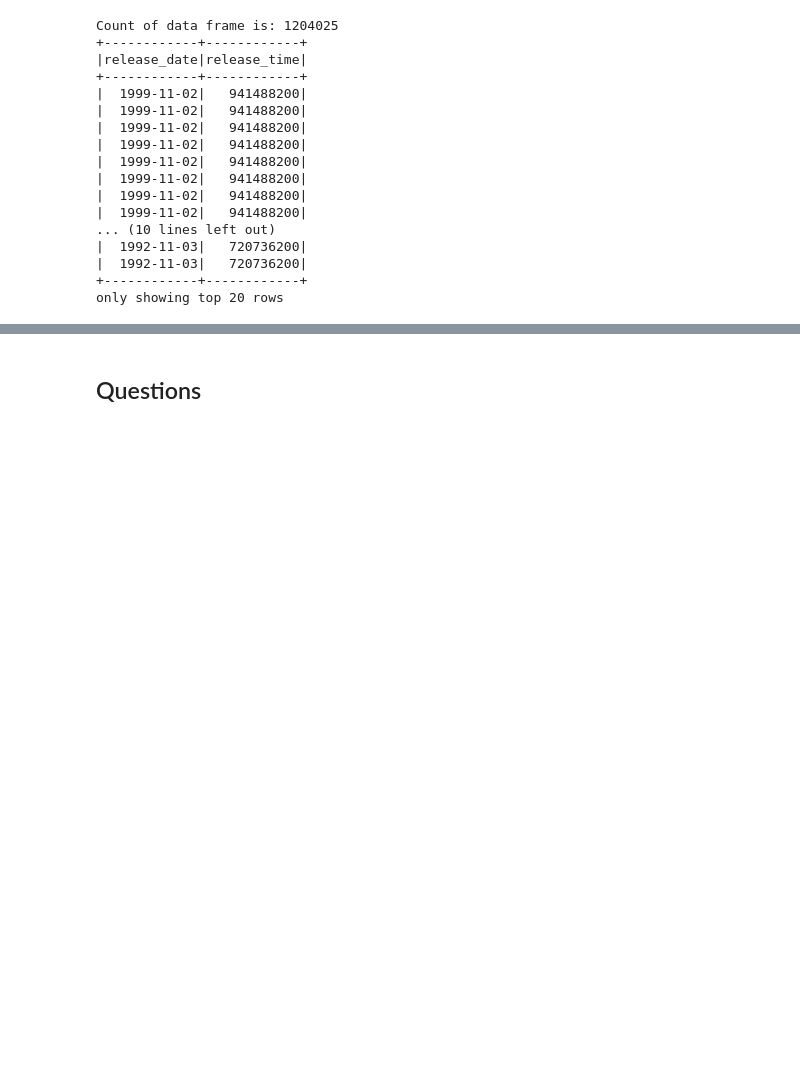
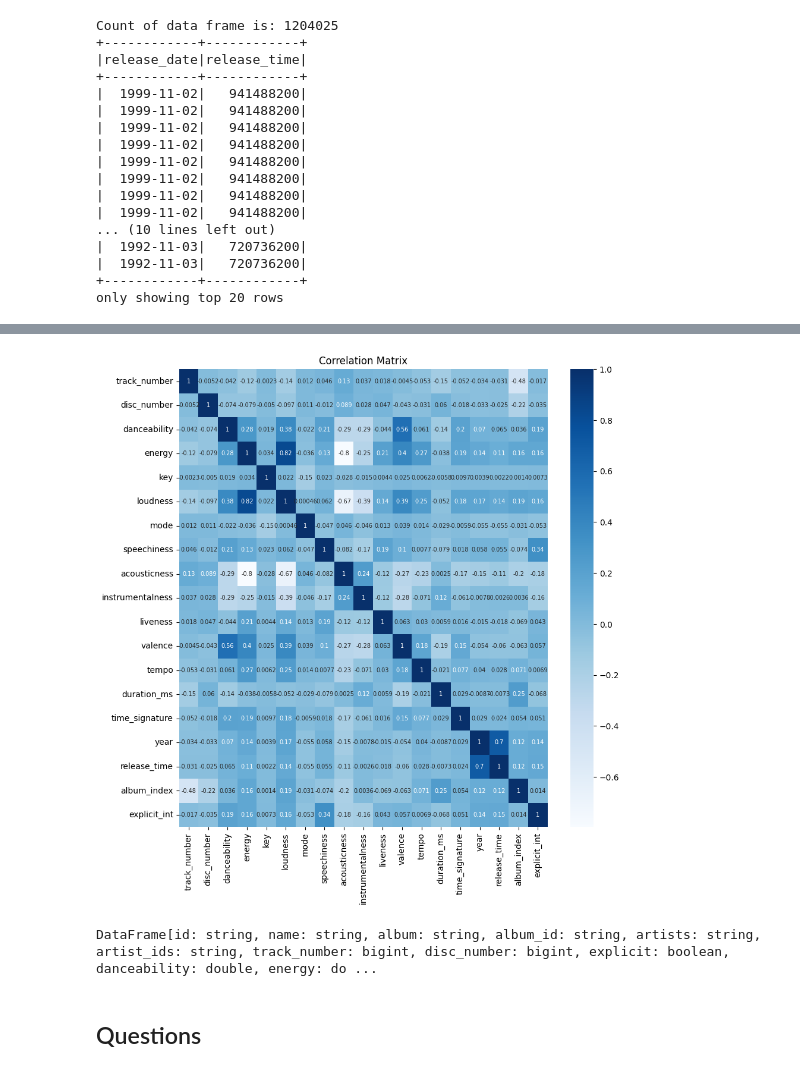
Before and after one commit to itspaspas/DataScience-S03, a Jupyter notebook: DS_CA3.ipynb, the cells around one changed output, grey strips where cells are left out. Drawn from its saved outputs; the diff is of its cells as text; code cells hidden in the pictures; blank space fills up the shorter version.

Commit message:
add corelation matrix

```diff
--- a/DS_CA3.ipynb
+++ b/DS_CA3.ipynb
@@ -221,3 +245,8 @@ Count of data frame is: 1204025
 |  1992-11-03|   720736200|
 +------------+------------+
 only showing top 20 rows
+# %%
+indexer = StringIndexer(inputCol="album_id", outputCol="album_index")
+df = indexer.fit(df).transform(df)
+# %%
+df= df.withColumn('explicit_int',df['explicit'].cast('int'))
@@ -223,0 +269,8 @@ only showing top 20 rows
+# %%
+numerical_cols = [col[0] for col in df.dtypes if col[1] in ['double', 'bigint', 'int']]
+corr_matrix=[]
+for i in numerical_cols:
+    matrix=[]
+    for j in numerical_cols:
+        matrix.append(df.corr(i,j))
+    corr_matrix.append(matrix)
@@ -224,3 +297,16 @@ only showing top 20 rows
+# %%
+fig, ax = plt.subplots(figsize=(10, 10))
+sns.heatmap(corr_matrix, annot=True, cmap="Blues", xticklabels=numerical_cols,
+            yticklabels=numerical_cols, annot_kws={'size': 7})
+plt.title("Correlation Matrix")
+plt.show()
+# %% [output]
+[figure, added]
+# %%
+functions.SparkContext.setCheckpointDir(spark,'checkpoint_for_spark')
+df.checkpoint()
+# %% [output]
+DataFrame[id: string, name: string, album: string, album_id: string, artists: string, artist_ids: string, track_number: bigint, disc_number: bigint, explicit: boolean, danceability: double, energy: do ...
 # %% [markdown]
 ## Questions
 # %% [markdown]
```
Also changed, not shown: parts of 8 cells of this notebook.
